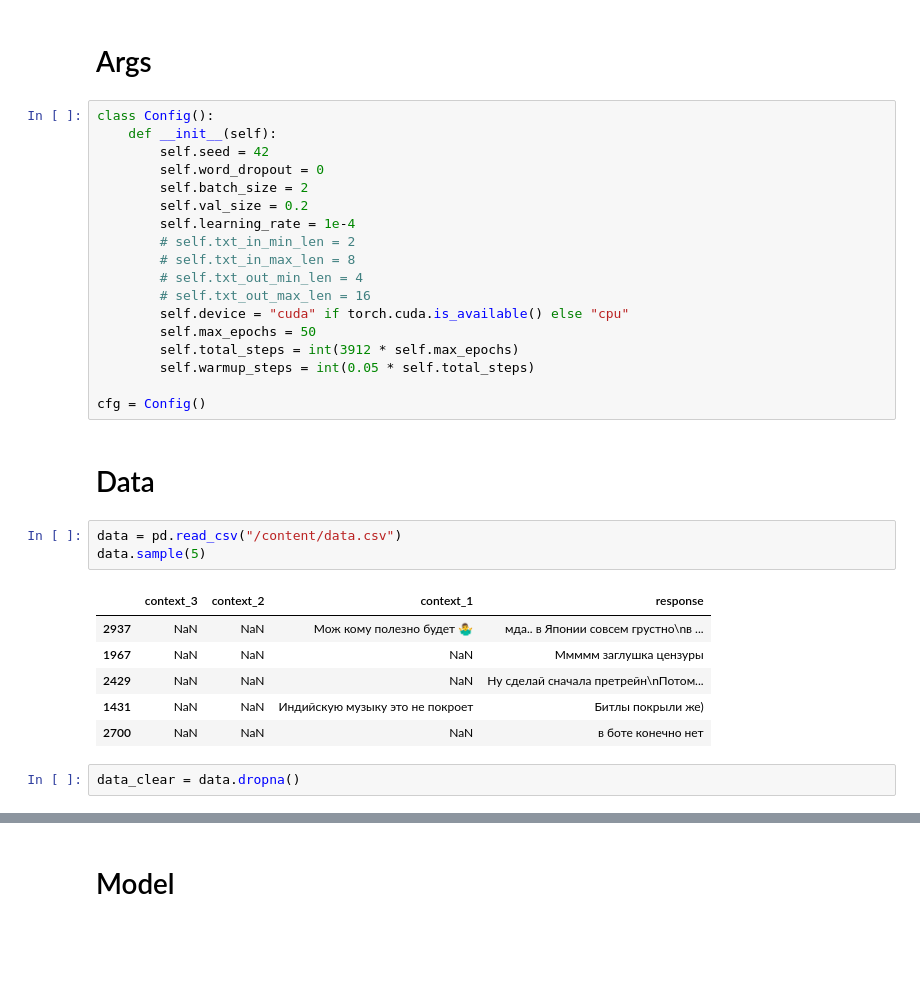
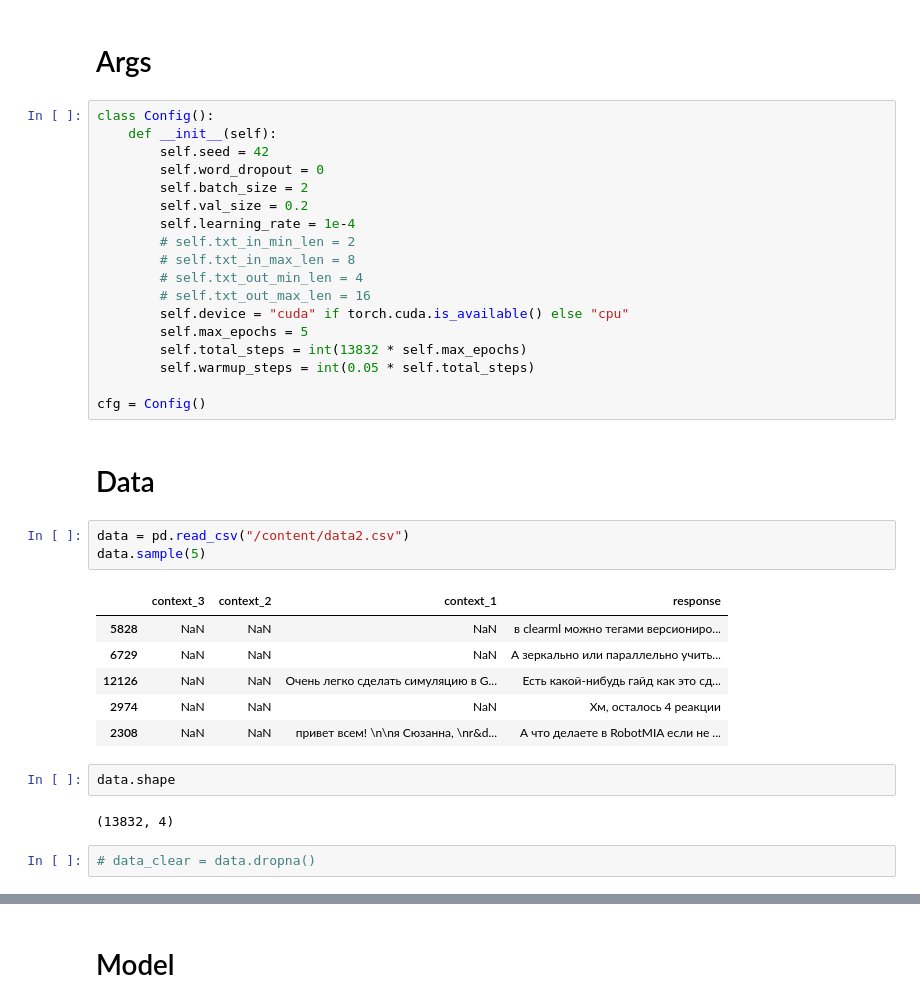
Before and after one commit to white-r0se/sirius-test-nlp, a Jupyter notebook: notebooks/ruDialoGPT_finetune.ipynb, the cells around one changed output, grey strips where cells are left out. Drawn from its saved outputs; the diff is of its cells as text; blank space fills up the shorter version.

Commit message:
data fix, model scrpits

```diff
--- a/notebooks/ruDialoGPT_finetune.ipynb
+++ b/notebooks/ruDialoGPT_finetune.ipynb
@@ -78,24 +78,28 @@ class Config():
         # self.txt_out_min_len = 4
         # self.txt_out_max_len = 16
         self.device = "cuda" if torch.cuda.is_available() else "cpu"
-        self.max_epochs = 50
-        self.total_steps = int(3912 * self.max_epochs)
+        self.max_epochs = 5
+        self.total_steps = int(13832 * self.max_epochs)
         self.warmup_steps = int(0.05 * self.total_steps)
 
 cfg = Config()
 # %% [markdown]
 # Data
 # %%
-data = pd.read_csv("/content/data.csv")
+data = pd.read_csv("/content/data2.csv")
 data.sample(5)
 # %% [output]
 |  | context_3 | context_2 | context_1 | response |
-| 2937 | NaN | NaN | Мож кому полезно будет 🤷‍♂️ | мда.. в Японии совсем грустно\nв ... |
-| 1967 | NaN | NaN | NaN | Ммммм заглушка цензуры |
-| 2429 | NaN | NaN | NaN | Ну сделай сначала претрейн\nПотом... |
-| 1431 | NaN | NaN | Индийскую музыку это не покроет | Битлы покрыли же) |
-| 2700 | NaN | NaN | NaN | в боте конечно нет |
+| 5828 | NaN | NaN | NaN | в clearml можно тегами версиониро... |
+| 6729 | NaN | NaN | NaN | А зеркально или параллельно учить... |
+| 12126 | NaN | NaN | Очень легко сделать симуляцию в G... | Есть какой-нибудь гайд как это сд... |
+| 2974 | NaN | NaN | NaN | Хм, осталось 4 реакции |
+| 2308 | NaN | NaN | привет всем! \n\nя Сюзанна, \nr&d... | А что делаете в RobotMIA если не ... |
+# %%
+data.shape
+# %% [output]
+(13832, 4)
 # %%
-data_clear = data.dropna()
+# data_clear = data.dropna()
 # %%
 data_filled = data.fillna("")
```
Also changed, not shown: parts of 31 cells of this notebook, 13 other files.
